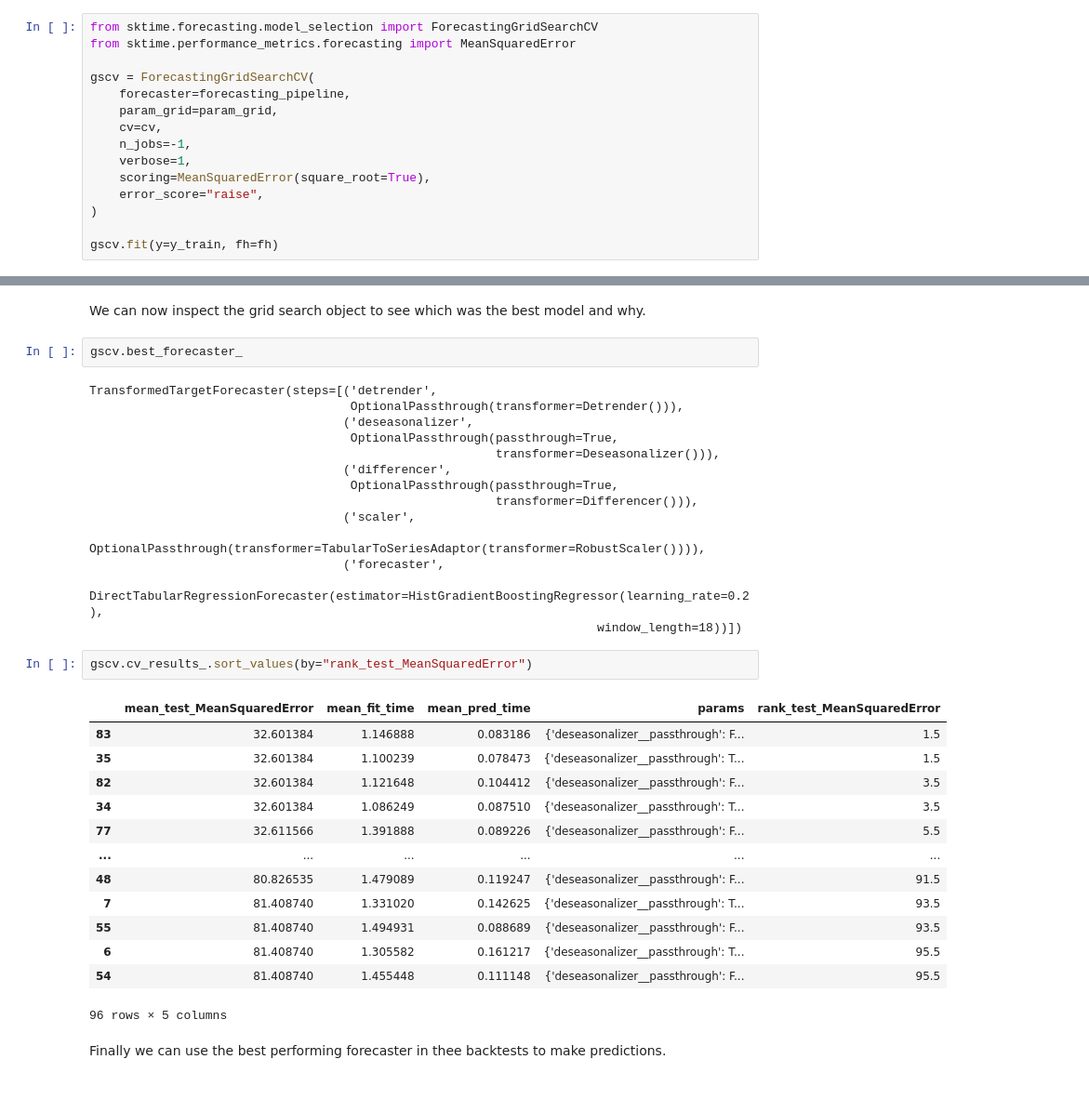
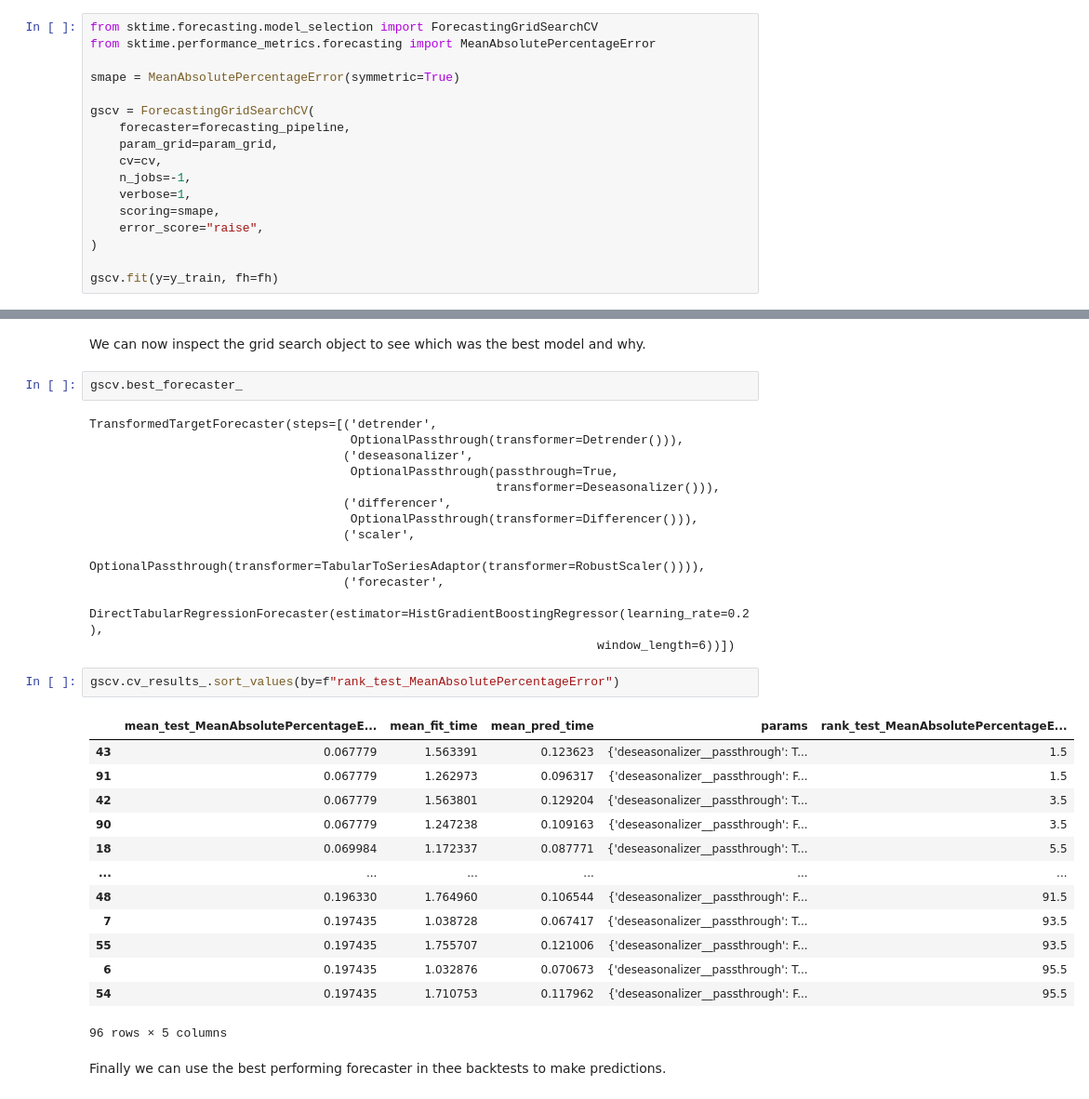
Before and after one commit to sktime/sktime-tutorial-ODSC-Europe-2023, a Jupyter notebook: notebooks/04_advanced.ipynb, the cells around one changed output, grey strips where cells are left out. Shown at 93% size. Drawn from its saved outputs; the diff is of its cells as text.

```diff
--- a/notebooks/04_advanced.ipynb
+++ b/notebooks/04_advanced.ipynb
@@ -622,7 +622,9 @@ plot_windows(cv, y_train)
 [figure]
 # %%
 from sktime.forecasting.model_selection import ForecastingGridSearchCV
-from sktime.performance_metrics.forecasting import MeanSquaredError
+from sktime.performance_metrics.forecasting import MeanAbsolutePercentageError
+
+smape = MeanAbsolutePercentageError(symmetric=True)
 
 gscv = ForecastingGridSearchCV(
     forecaster=forecasting_pipeline,
@@ -630,7 +632,7 @@ gscv = ForecastingGridSearchCV(
     cv=cv,
     n_jobs=-1,
     verbose=1,
-    scoring=MeanSquaredError(square_root=True),
+    scoring=smape,
     error_score="raise",
 )
 
@@ -665,28 +667,27 @@ TransformedTargetForecaster(steps=[('detrender',
                                     OptionalPassthrough(passthrough=True,
                                                         transformer=Deseasonalizer())),
                                    ('differencer',
-                                    OptionalPassthrough(passthrough=True,
-                                                        transformer=Differencer())),
+                                    OptionalPassthrough(transformer=Differencer())),
                                    ('scaler',
                                     OptionalPassthrough(transformer=TabularToSeriesAdaptor(transformer=RobustScaler()))),
                                    ('forecaster',
                                     DirectTabularRegressionForecaster(estimator=HistGradientBoostingRegressor(learning_rate=0.2),
-                                                                      window_length=18))])
+                                                                      window_length=6))])
 # %%
-gscv.cv_results_.sort_values(by="rank_test_MeanSquaredError")
+gscv.cv_results_.sort_values(by=f"rank_test_MeanAbsolutePercentageError")
 # %% [output]
-|  | mean_test_MeanSquaredError | mean_fit_time | mean_pred_time | params | rank_test_MeanSquaredError |
-| 83 | 32.601384 | 1.146888 | 0.083186 | {'deseasonalizer__passthrough': F... | 1.5 |
-| 35 | 32.601384 | 1.100239 | 0.078473 | {'deseasonalizer__passthrough': T... | 1.5 |
-| 82 | 32.601384 | 1.121648 | 0.104412 | {'deseasonalizer__passthrough': F... | 3.5 |
-| 34 | 32.601384 | 1.086249 | 0.087510 | {'deseasonalizer__passthrough': T... | 3.5 |
-| 77 | 32.611566 | 1.391888 | 0.089226 | {'deseasonalizer__passthrough': F... | 5.5 |
+|  | mean_test_MeanAbsolutePercentageE... | mean_fit_time | mean_pred_time | params | rank_test_MeanAbsolutePercentageE... |
+| 43 | 0.067779 | 1.563391 | 0.123623 | {'deseasonalizer__passthrough': T... | 1.5 |
+| 91 | 0.067779 | 1.262973 | 0.096317 | {'deseasonalizer__passthrough': F... | 1.5 |
+| 42 | 0.067779 | 1.563801 | 0.129204 | {'deseasonalizer__passthrough': T... | 3.5 |
+| 90 | 0.067779 | 1.247238 | 0.109163 | {'deseasonalizer__passthrough': F... | 3.5 |
+| 18 | 0.069984 | 1.172337 | 0.087771 | {'deseasonalizer__passthrough': T... | 5.5 |
 | ... | ... | ... | ... | ... | ... |
-| 48 | 80.826535 | 1.479089 | 0.119247 | {'deseasonalizer__passthrough': F... | 91.5 |
-| 7 | 81.408740 | 1.331020 | 0.142625 | {'deseasonalizer__passthrough': T... | 93.5 |
-| 55 | 81.408740 | 1.494931 | 0.088689 | {'deseasonalizer__passthrough': F... | 93.5 |
-| 6 | 81.408740 | 1.305582 | 0.161217 | {'deseasonalizer__passthrough': T... | 95.5 |
-| 54 | 81.408740 | 1.455448 | 0.111148 | {'deseasonalizer__passthrough': F... | 95.5 |
+| 48 | 0.196330 | 1.764960 | 0.106544 | {'deseasonalizer__passthrough': F... | 91.5 |
+| 7 | 0.197435 | 1.038728 | 0.067417 | {'deseasonalizer__passthrough': T... | 93.5 |
+| 55 | 0.197435 | 1.755707 | 0.121006 | {'deseasonalizer__passthrough': F... | 93.5 |
+| 6 | 0.197435 | 1.032876 | 0.070673 | {'deseasonalizer__passthrough': T... | 95.5 |
+| 54 | 0.197435 | 1.710753 | 0.117962 | {'deseasonalizer__passthrough': F... | 95.5 |
 96 rows × 5 columns
 # %% [markdown]
 Finally we can use the best performing forecaster in thee backtests to make predictions.
```
Also changed, not shown: parts of 2 cells of this notebook.
